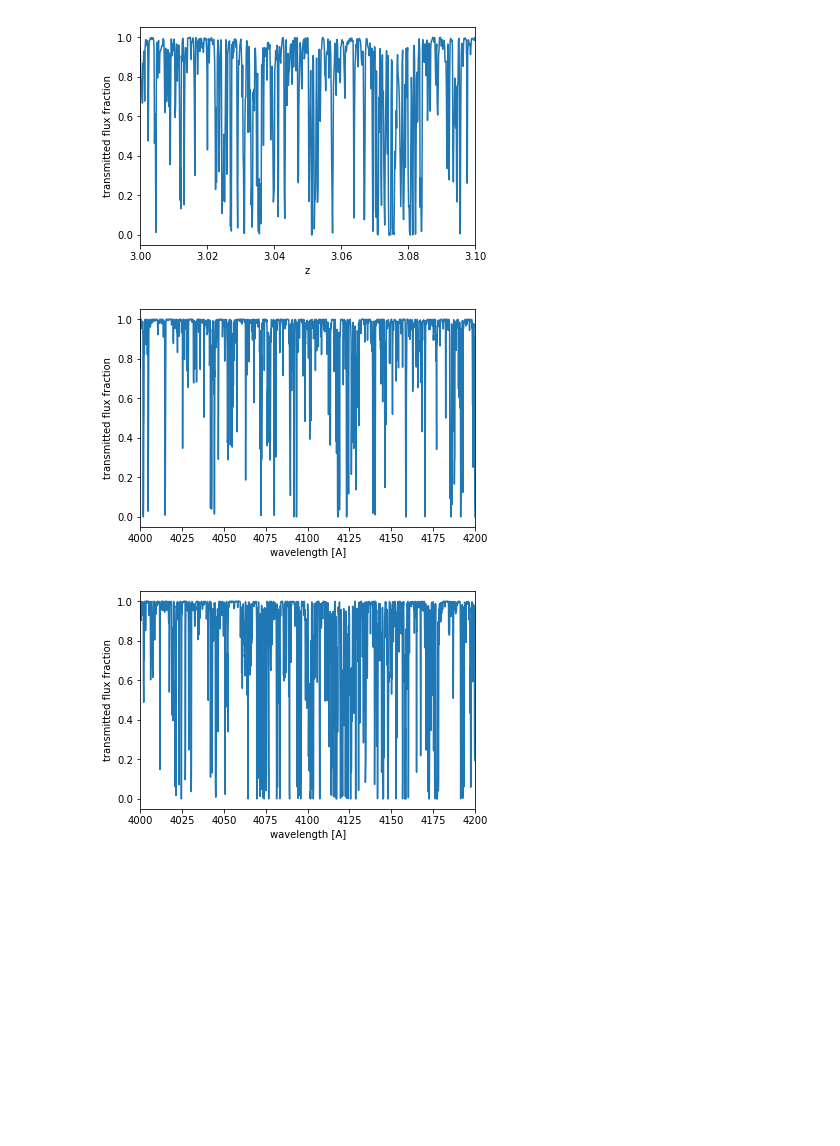
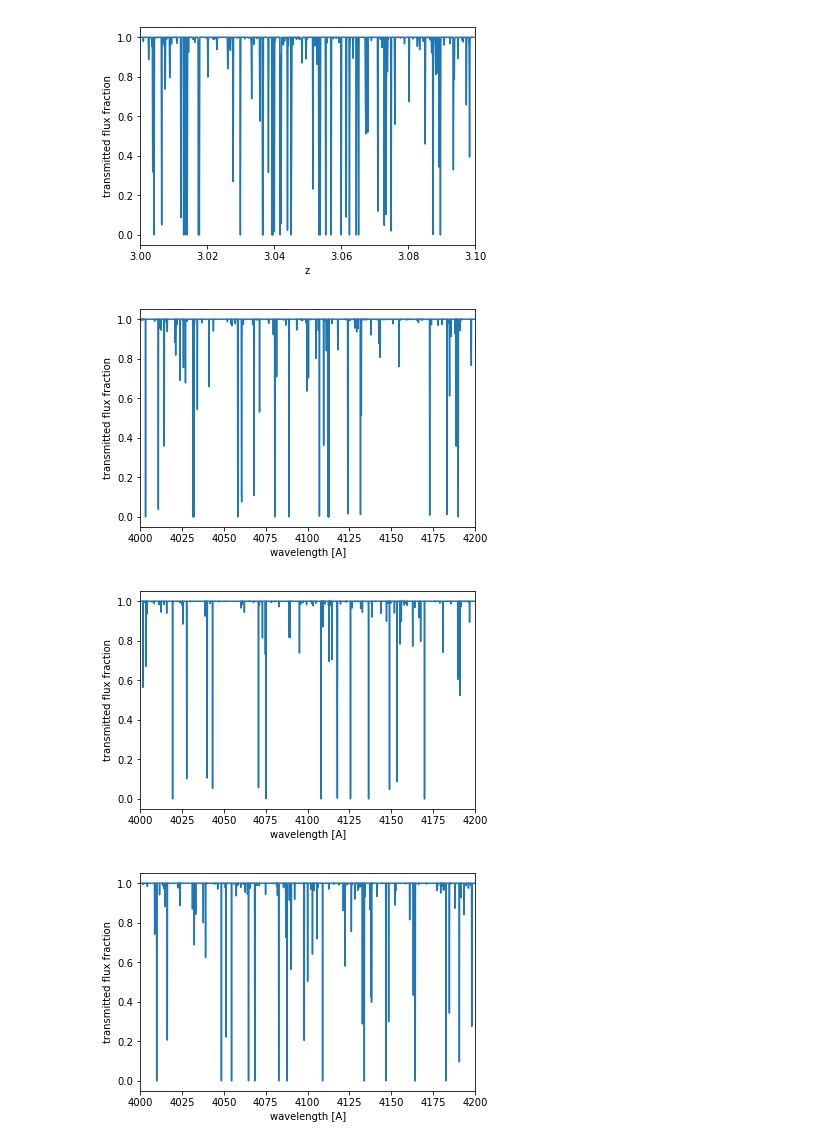
Before and after one commit to igmhub/LyaMockP1D, a Jupyter notebook: test_mock_p1d.ipynb, the cells around one changed output. Drawn from its saved outputs; the diff is of its cells as text; code cells hidden in the pictures; blank space fills up the shorter version.

Commit message:
we are able now to generate multiple mocks in one shot

```diff
--- a/test_mock_p1d.ipynb
+++ b/test_mock_p1d.ipynb
@@ -8,7 +8,7 @@ N2 = 15
 # cell width (in km/s)
 dv_kms=10
 # whether to use white noise power or not
-white_noise=False
+white_noise=True
 # random seed
 seed=555
 # %%
@@ -72,20 +72,22 @@ var flux = 0.156293302685
 # %%
-plt.plot(z,flux)
+plt.plot(z,flux[0])
 plt.xlabel('z')
 plt.ylabel('transmitted flux fraction')
 plt.xlim(3.0,3.1)
 plt.show()
 # %% [output]
-[figure, old version]
+[figure, new version]
 # %%
 # test mock in one shot, for several mocks
-for i in range(2):
-    test_wave, test_flux = mock_maker.get_lya_skewer()
-    plt.plot(test_wave,test_flux)
+Ns=3
+test_wave, test_flux = mock_maker.get_lya_skewers(Ns)
+for i in range(Ns):
+    plt.plot(test_wave,test_flux[i])
     plt.xlabel('wavelength [A]')
     plt.ylabel('transmitted flux fraction')
     plt.xlim(4000,4200)
     plt.show()
 # %% [output]
-[figure, old version]
+[figure, new version]
-[figure, old version]
+[figure, new version]
+[figure, added]
```
Also changed, not shown: parts of 7 cells of this notebook, 2 other files.
